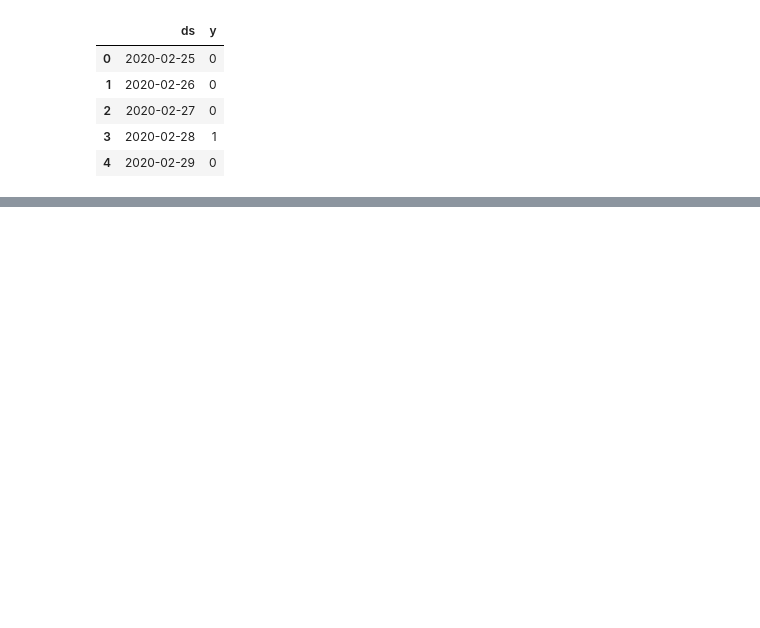
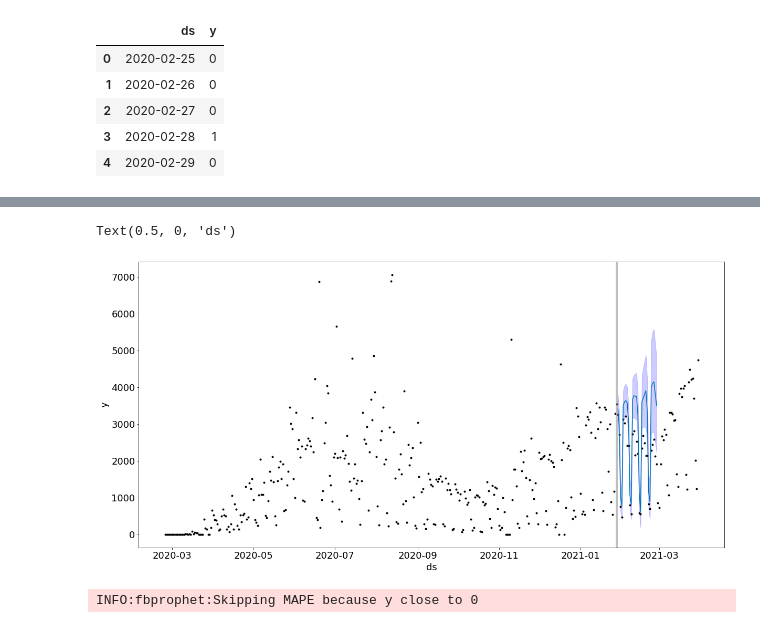
Before and after one commit to HenriqueCCdA/bootCampAluraDataScience, a Jupyter notebook: modulo3/aulas/boot_camp_modulo3_aulas.ipynb, the cells around one changed output, grey strips where cells are left out. Saved outputs shown, nothing was run; the diff lists cells and outputs as text; code cells hidden in the pictures; blank space fills up the shorter version.

```diff
--- a/modulo3/aulas/boot_camp_modulo3_aulas.ipynb
+++ b/modulo3/aulas/boot_camp_modulo3_aulas.ipynb
@@ -468,0 +471,2 @@ plt.plot(previsao['ds'], amostras['trend']);
+# %%
+df_cv = cross_validation(modelo_feriados, initial='180 days', period='30 days', horizon='30 days')
@@ -468,0 +475,21 @@ plt.plot(previsao['ds'], amostras['trend']);
+# %%
+janela = 5
+# %%
+cutoff = df_cv['cutoff'].unique()[janela]
+# %%
+df_cv_cut = df_cv[df_cv['cutoff'].values == cutoff]
+# %%
+
+fig = plt.figure(figsize=(20,10))
+ax = fig.add_subplot(111)
+ax.plot(modelo.history['ds'].values, modelo.history['y'], 'k.')
+ax.plot(df_cv_cut['ds'].values, df_cv_cut['yhat'], ls='-', c='#0072B2')
+ax.fill_between(df_cv_cut['ds'].values, df_cv_cut['yhat_lower'],
+                df_cv_cut['yhat_upper'], color='blue',
+                alpha=0.2)
+ax.axvline(x=pd.to_datetime(cutoff), c='gray', lw=4, alpha=0.5)
+ax.set_ylabel('y')
+ax.set_xlabel('ds')
+# %% [output]
+Text(0.5, 0, 'ds')
+[figure, added]
@@ -468,0 +498,4 @@ plt.plot(previsao['ds'], amostras['trend']);
+# %%
+df_p = performance_metrics(df_cv)
+# %% [output]
+INFO:fbprophet:Skipping MAPE because y close to 0
```
Also changed, not shown: parts of 15 cells of this notebook.
